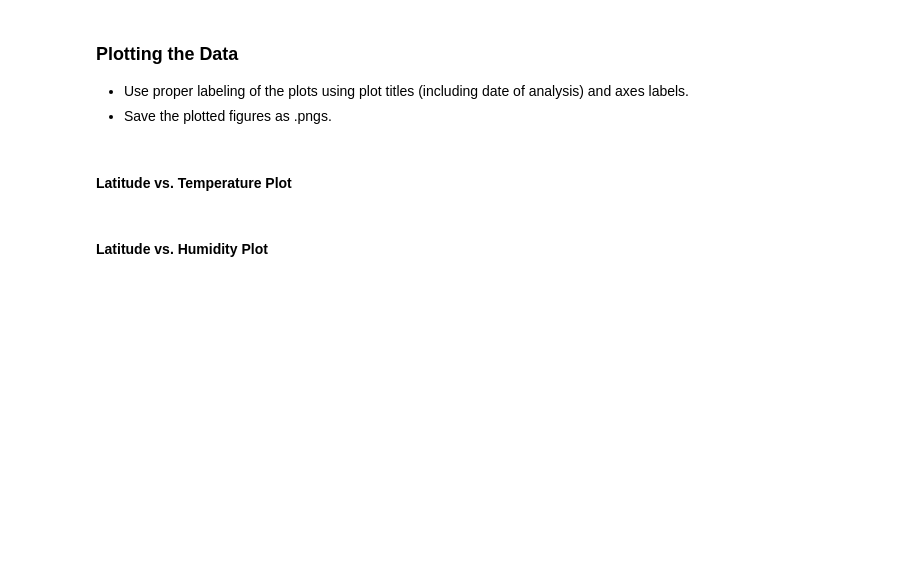
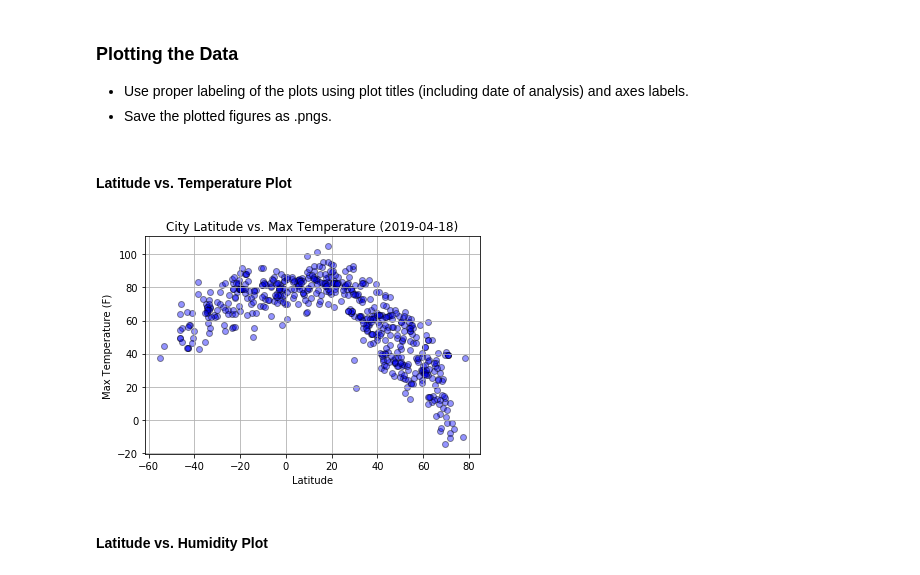
Before and after one commit to victoryamaykin/Equator-Data-Visualization-Dashboard, a Jupyter notebook: jupyter_notebook/WeatherPy.ipynb, the cells around one changed output. Cells and saved outputs as stored; diff of their text form; code cells hidden in the pictures; blank space fills up the shorter version.

```diff
--- a/jupyter_notebook/WeatherPy.ipynb
+++ b/jupyter_notebook/WeatherPy.ipynb
@@ -142,20 +174,23 @@ data.head()
 # %%
 #Design the scatter plot
 city_lat = data["Lat"]
 max_temp = 1.8*(data["Max Temp"] - 273) + 32
+today = date.today()
 
 plt.scatter(city_lat, max_temp,marker="o", facecolors="blue", edgecolors="black", alpha=0.42)
 
 #Create title and labels
-plt.title(f"City Latitude vs. Max Temperature (04/15/2019)")
+plt.title(f"City Latitude vs. Max Temperature ({today})")
 
 plt.xlabel("Latitude")
 plt.ylabel("Max Temperature (F)")
 plt.grid()
 
 #Save an image of the chart
 plt.savefig("../Images/lat_max_temp_scatter_plot.png")
 plt.show()
+# %% [output]
+[figure, added]
 # %% [markdown]
 #### Latitude vs. Humidity Plot
 # %%
```
Also changed, not shown: parts of 8 cells of this notebook, 10 other files.
